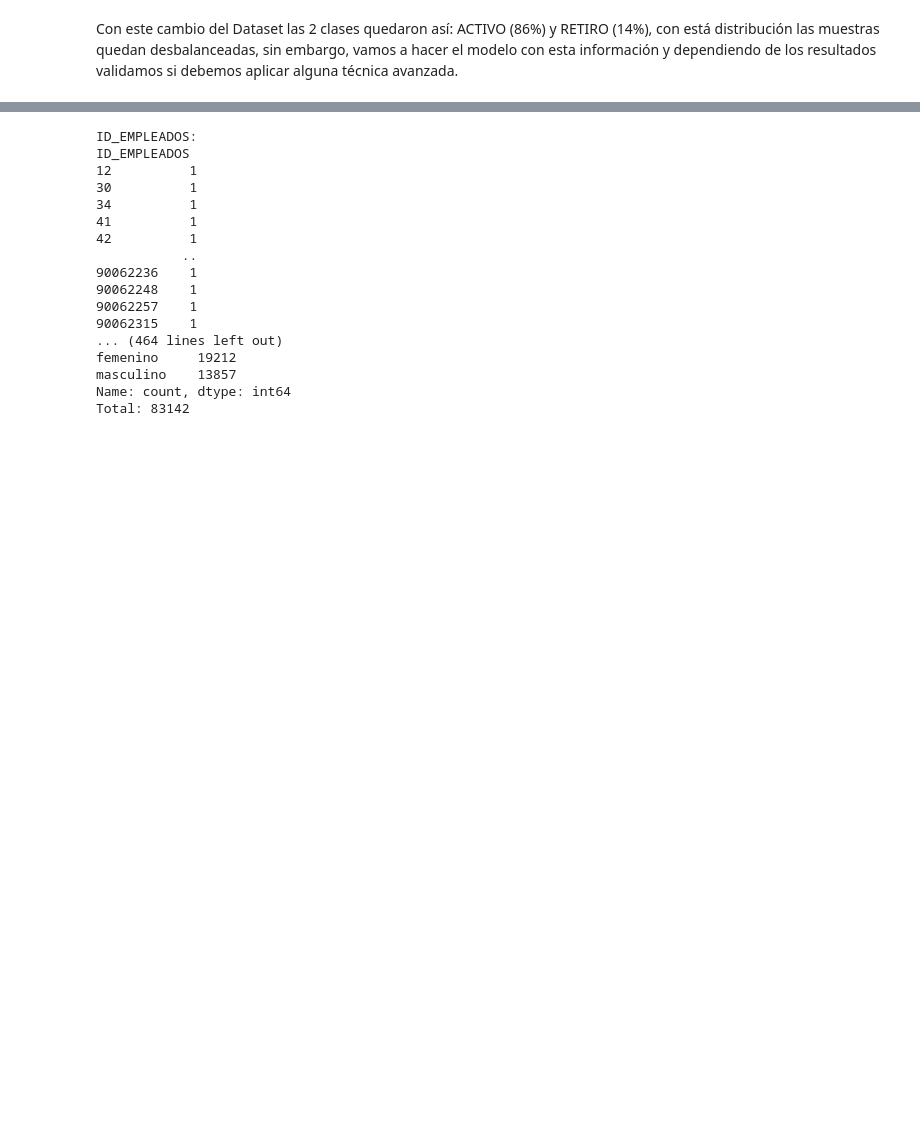
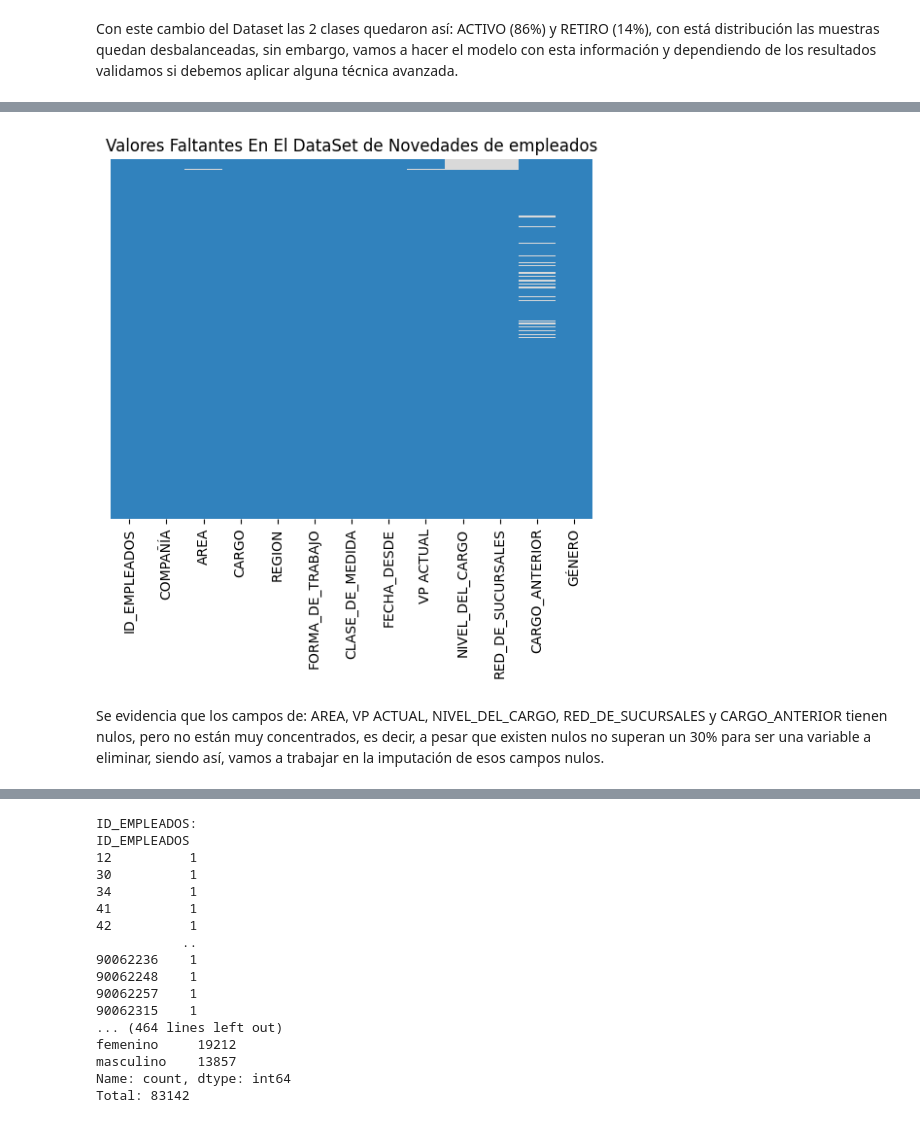
Before and after one commit to jforero281/Proyecto_Modelo_Retiros_Voluntarios, a Jupyter notebook: Proyecto_ciencia_de_datos.ipynb, the cells around one changed output, grey strips where cells are left out. Saved outputs shown, nothing was run; the diff lists cells and outputs as text; code cells hidden in the pictures; blank space fills up the shorter version.

```diff
--- a/Proyecto_ciencia_de_datos.ipynb
+++ b/Proyecto_ciencia_de_datos.ipynb
@@ -250,0 +287,5 @@ Con este cambio del Dataset las 2 clases quedaron así: ACTIVO (86%) y RETIRO (1
+# %%
+#Creamos en nuevo Dataset depurando las columnas que no son necesarias para el modelo de predicción
+
+columnas_a_eliminar = ['CODIGO_AREA', 'CODIGO_CARGO', 'MOTIVO_RETIRO', 'CODIGO_AREA_ANTERIOR', 'CODIGO_CARGO_ANTERIOR','NIVEL_DEL_CARGO_ANTERIOR', 'AÑO', "PERIODO", "COMPAÑÍA_AANTERIOR", "VP ANT", "2 ACT", "2 ANT", "3 ACT", "3 ANT", "4 ACT", "4 ANT", "5 ACT", "5 ANT"]
+retiros_modelo = retiros_definitivos.drop(columns=columnas_a_eliminar)
@@ -250,0 +325,11 @@ Con este cambio del Dataset las 2 clases quedaron así: ACTIVO (86%) y RETIRO (1
+# %%
+#Conociendo el tipo de dato de cada uno de los Features, vamos a hacer la transformación de los datos para que sean numéricos y no categóricos
+#Transformamos la columna de fecha a tipo datetime
+retiros_modelo['FECHA_DESDE'] = pd.to_datetime(retiros_modelo['FECHA_DESDE'], format='%d/%m/%Y', errors='coerce')
+# %%
+#Seguimos con la transformación de algunas features en categoricas
+retiros_modelo['GÉNERO'] = retiros_modelo['GÉNERO'].astype('category')
+retiros_modelo['CLASE_DE_MEDIDA'] = retiros_modelo['CLASE_DE_MEDIDA'].astype('category')
+retiros_modelo['REGION'] = retiros_modelo['REGION'].astype('category')
+retiros_modelo['FORMA_DE_TRABAJO'] = retiros_modelo['FORMA_DE_TRABAJO'].astype('category')
+retiros_modelo['RED_DE_SUCURSALES'] = retiros_modelo['RED_DE_SUCURSALES'].astype('category')
@@ -250,0 +354,9 @@ Con este cambio del Dataset las 2 clases quedaron así: ACTIVO (86%) y RETIRO (1
+# %%
+#Identificar datos faltantes de los features del dataset
+sns.heatmap(retiros_modelo.isnull(), yticklabels=False, cbar=False, cmap='tab20c')
+plt.title('Valores Faltantes En El DataSet de Novedades de empleados')
+plt.show()
+# %% [output]
+[figure, added]
+# %% [markdown]
+Se evidencia que los campos de: AREA, VP ACTUAL, NIVEL_DEL_CARGO, RED_DE_SUCURSALES y CARGO_ANTERIOR tienen nulos, pero no están muy concentrados, es decir, a pesar que existen nulos no superan un 30% para ser una variable a eliminar, siendo así, vamos a trabajar en la imputación de esos campos nulos.
```
Also changed, not shown: parts of 22 cells of this notebook.
